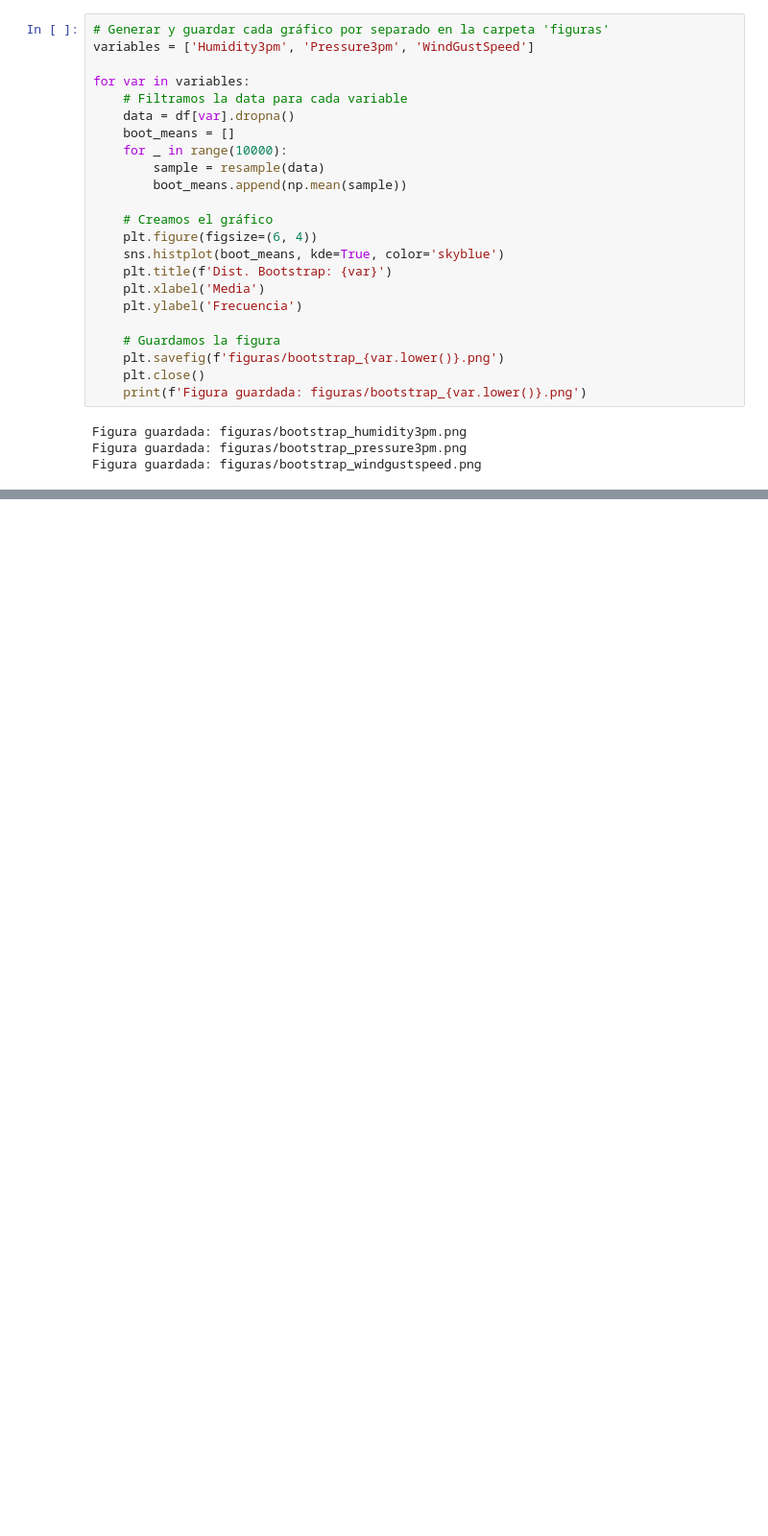
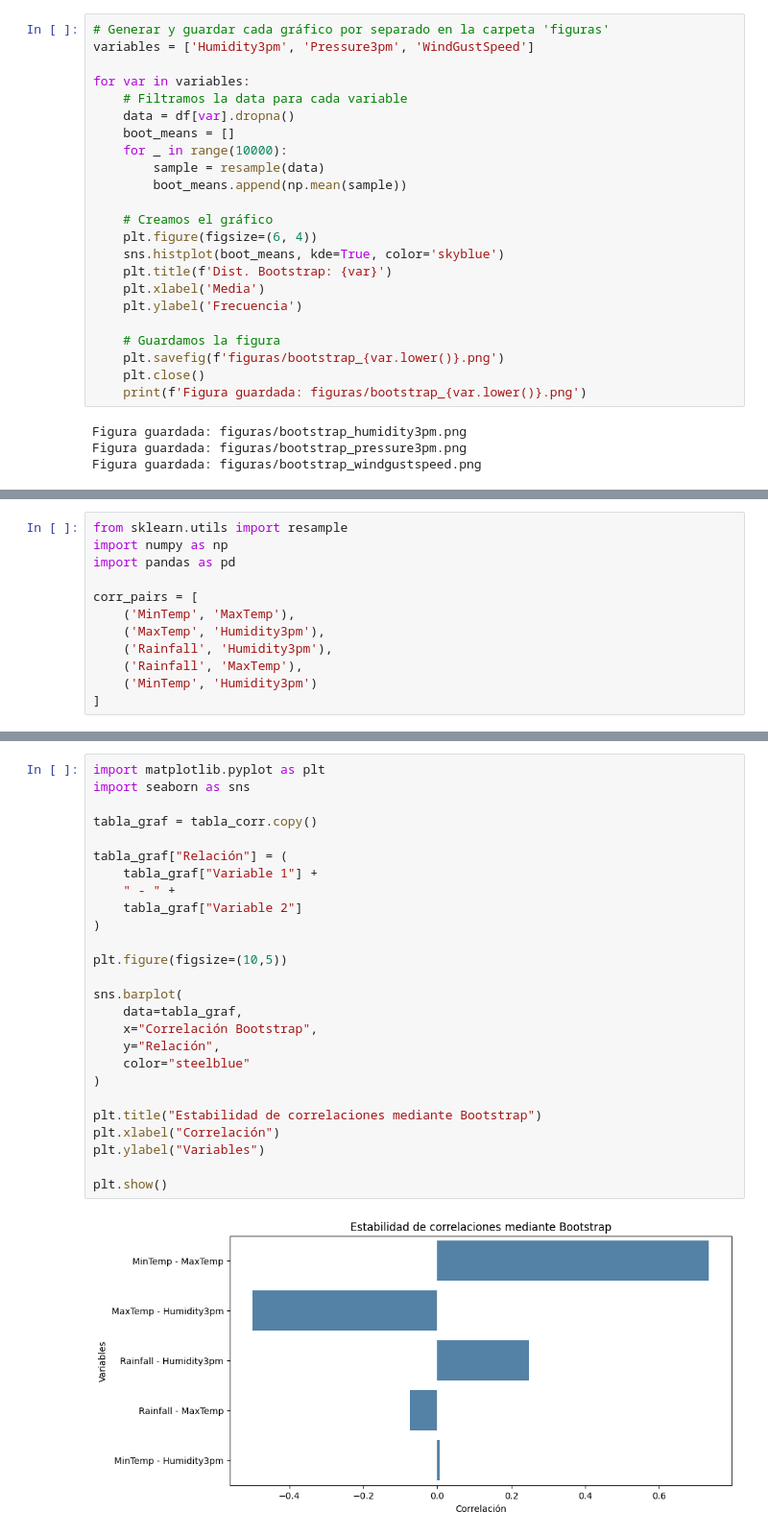
Before and after one commit to alanabermudezaballay/mcdi500_s1_grupo7, a Jupyter notebook: ESTADÍSTICA COMPUTACIONAL PARA LA TOMA DE DECISIONES/S2/analisis_s2_remuestreo_simulacion.ipynb, the cells around one changed output, grey strips where cells are left out. Shown at 96% size. Drawn from its saved outputs; the diff is of its cells as text; blank space fills up the shorter version.

Commit message:
S2 Gonzalo: correlaciones bootstrap y simulacion Monte Carlo

```diff
--- a/ESTADÍSTICA COMPUTACIONAL PARA LA TOMA DE DECISIONES/S2/analisis_s2_remuestreo_simulacion.ipynb
+++ b/ESTADÍSTICA COMPUTACIONAL PARA LA TOMA DE DECISIONES/S2/analisis_s2_remuestreo_simulacion.ipynb
@@ -111,0 +118,12 @@ Figura guardada: figuras/bootstrap_windgustspeed.png
+# %%
+from sklearn.utils import resample
+import numpy as np
+import pandas as pd
+
+corr_pairs = [
+    ('MinTemp', 'MaxTemp'),
+    ('MaxTemp', 'Humidity3pm'),
+    ('Rainfall', 'Humidity3pm'),
+    ('Rainfall', 'MaxTemp'),
+    ('MinTemp', 'Humidity3pm')
+]
@@ -111,0 +199,28 @@ Figura guardada: figuras/bootstrap_windgustspeed.png
+# %%
+import matplotlib.pyplot as plt
+import seaborn as sns
+
+tabla_graf = tabla_corr.copy()
+
+tabla_graf["Relación"] = (
+    tabla_graf["Variable 1"] +
+    " - " +
+    tabla_graf["Variable 2"]
+)
+
+plt.figure(figsize=(10,5))
+
+sns.barplot(
+    data=tabla_graf,
+    x="Correlación Bootstrap",
+    y="Relación",
+    color="steelblue"
+)
+
+plt.title("Estabilidad de correlaciones mediante Bootstrap")
+plt.xlabel("Correlación")
+plt.ylabel("Variables")
+
+plt.show()
+# %% [output]
+[figure, added]
```
Also changed, not shown: parts of 10 cells of this notebook.
